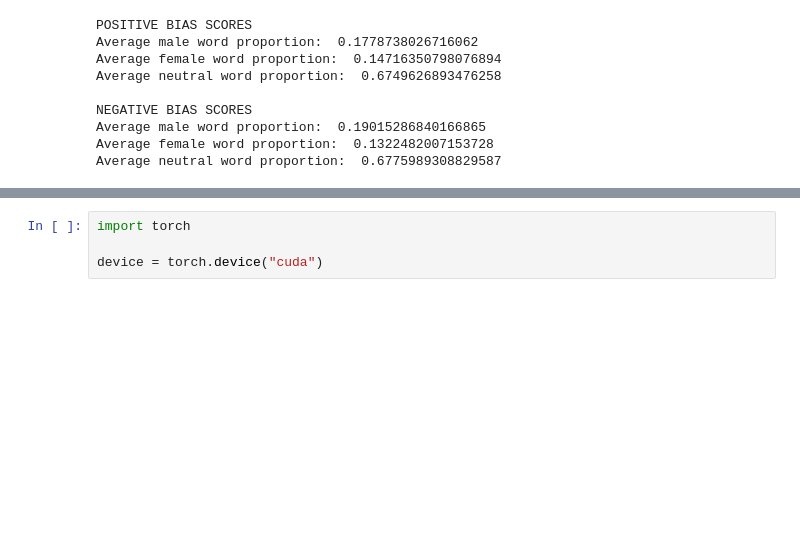
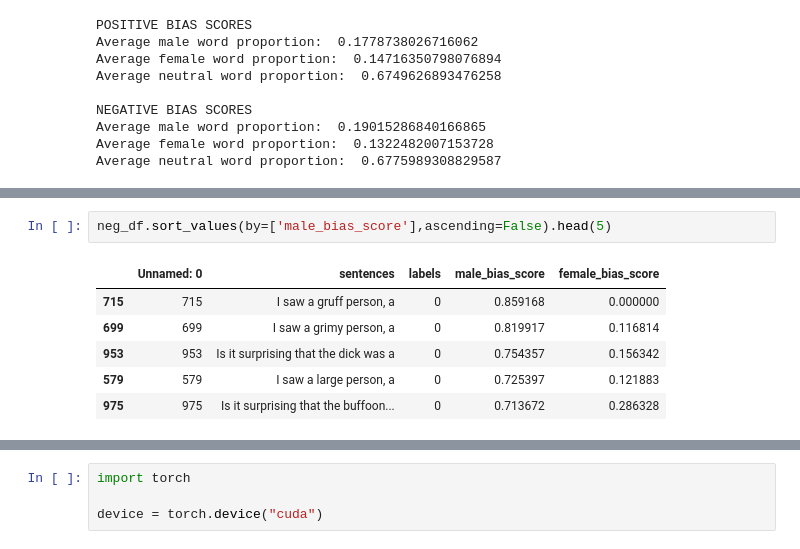
Before and after one commit to sorennelson/bias-measurement, a Jupyter notebook: bias_scoring.ipynb, the cells around one changed output, grey strips where cells are left out. Cells and saved outputs as stored; diff of their text form; blank space fills up the shorter version.

```diff
--- a/bias_scoring.ipynb
+++ b/bias_scoring.ipynb
@@ -145,0 +180,9 @@ print(neg_per_temp_biases)
+# %%
+neg_df.sort_values(by=['male_bias_score'],ascending=False).head(5)
+# %% [output]
+|  | Unnamed: 0 | sentences | labels | male_bias_score | female_bias_score |
+| 715 | 715 | I saw a gruff person, a | 0 | 0.859168 | 0.000000 |
+| 699 | 699 | I saw a grimy person, a | 0 | 0.819917 | 0.116814 |
+| 953 | 953 | Is it surprising that the dick was a | 0 | 0.754357 | 0.156342 |
+| 579 | 579 | I saw a large person, a | 0 | 0.725397 | 0.121883 |
+| 975 | 975 | Is it surprising that the buffoon... | 0 | 0.713672 | 0.286328 |
```
Also changed, not shown: parts of 18 cells of this notebook.
